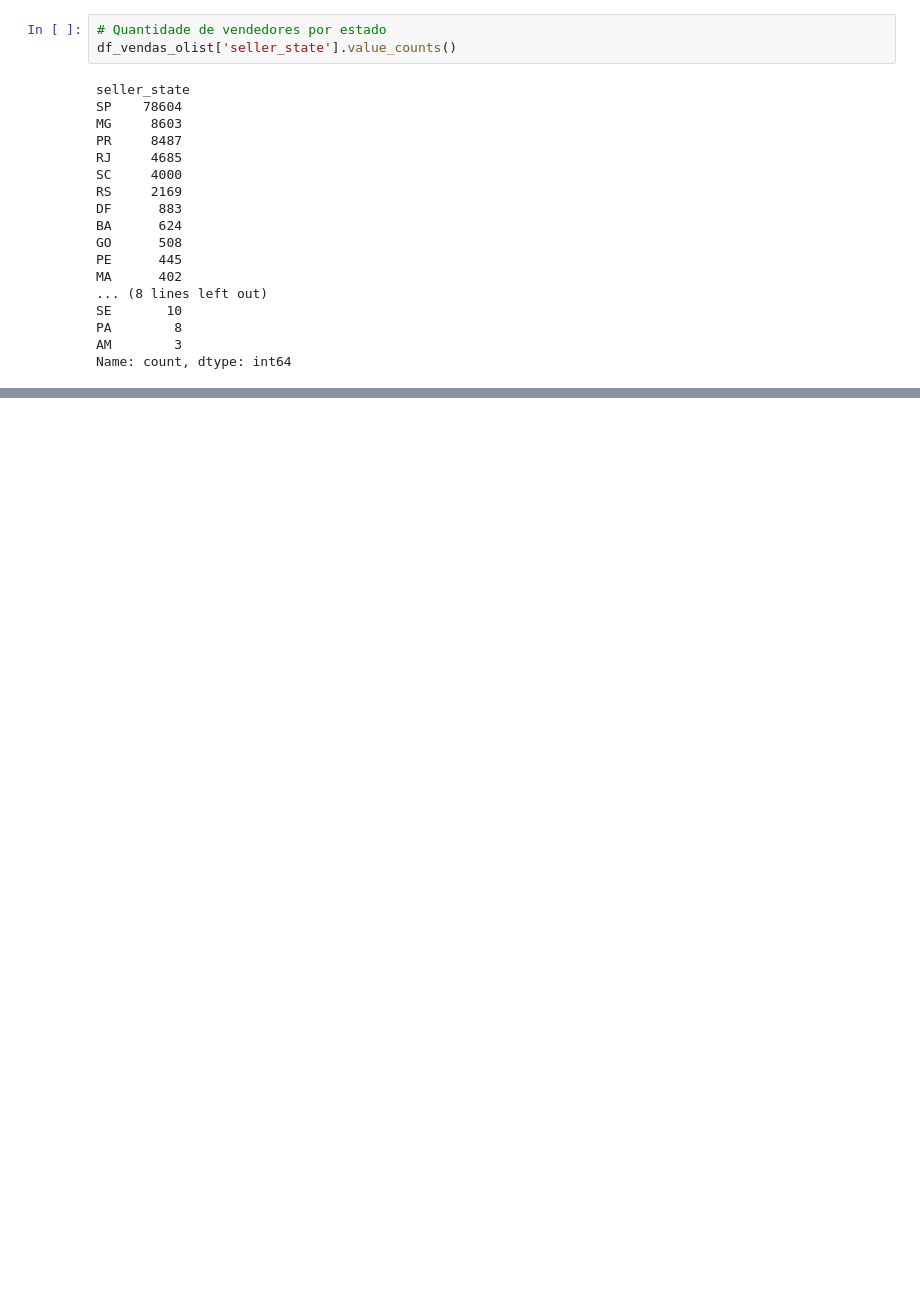
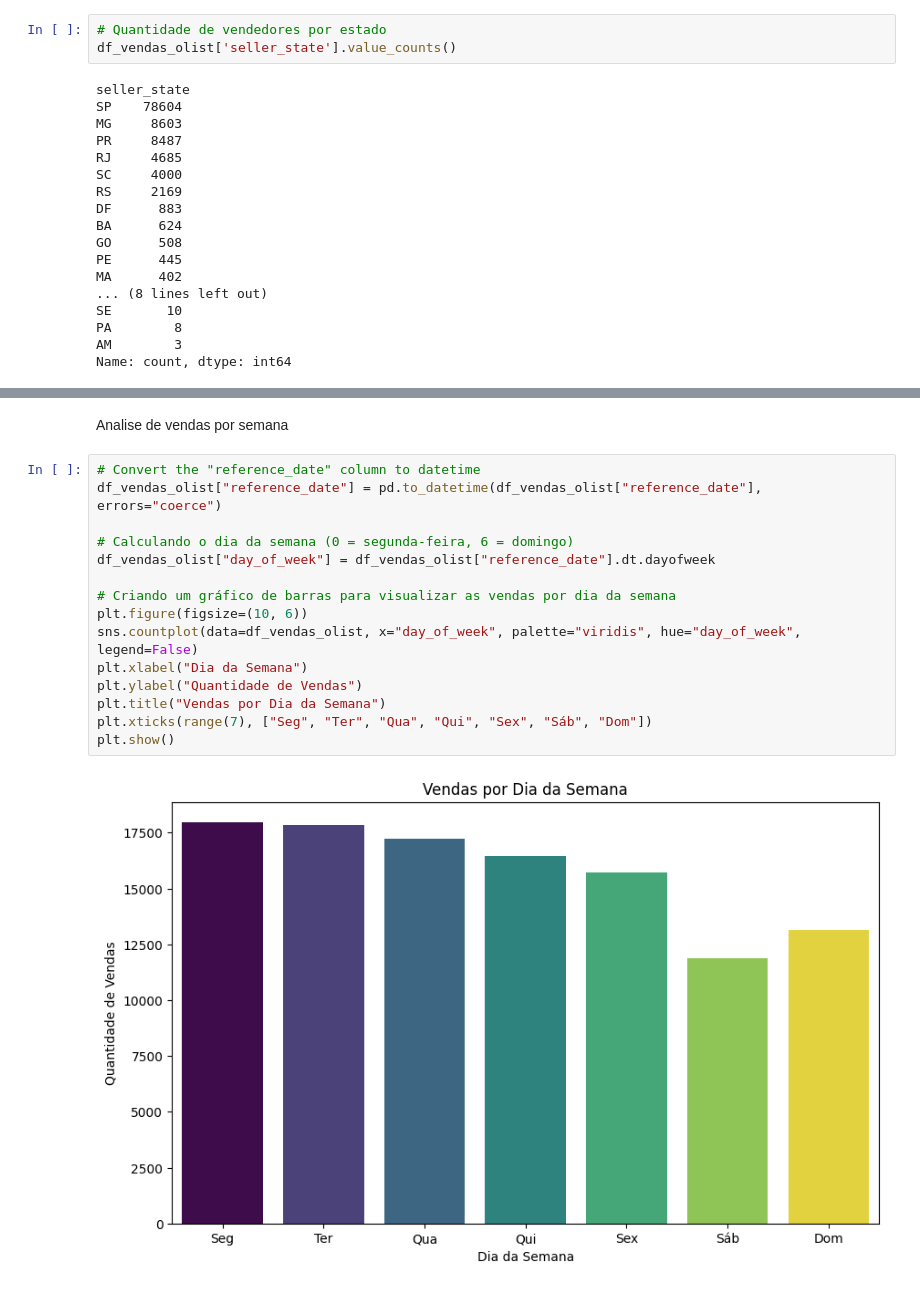
Before and after one commit to reprograma/on33-python-s14-analise-de-dados, a Jupyter notebook: Carolyne-Oliveira/para-casa/Analise_Olist.ipynb, the cells around one changed output, grey strips where cells are left out. Drawn from its saved outputs; the diff is of its cells as text; blank space fills up the shorter version.

Commit message:
ADD Analise e Graficos

```diff
--- a/Carolyne-Oliveira/para-casa/Analise_Olist.ipynb
+++ b/Carolyne-Oliveira/para-casa/Analise_Olist.ipynb
@@ -878,0 +1114,19 @@ São Paulo, Minas Gerais e Paraná
+# %% [markdown]
+Analise de vendas por semana
+# %%
+# Convert the "reference_date" column to datetime
+df_vendas_olist["reference_date"] = pd.to_datetime(df_vendas_olist["reference_date"], errors="coerce")
+
+# Calculando o dia da semana (0 = segunda-feira, 6 = domingo)
+df_vendas_olist["day_of_week"] = df_vendas_olist["reference_date"].dt.dayofweek
+
+# Criando um gráfico de barras para visualizar as vendas por dia da semana
+plt.figure(figsize=(10, 6))
+sns.countplot(data=df_vendas_olist, x="day_of_week", palette="viridis", hue="day_of_week", legend=False)
+plt.xlabel("Dia da Semana")
+plt.ylabel("Quantidade de Vendas")
+plt.title("Vendas por Dia da Semana")
+plt.xticks(range(7), ["Seg", "Ter", "Qua", "Qui", "Sex", "Sáb", "Dom"])
+plt.show()
+# %% [output]
+[figure, added]
```
Also changed, not shown: parts of 57 cells of this notebook, 7 other files.
